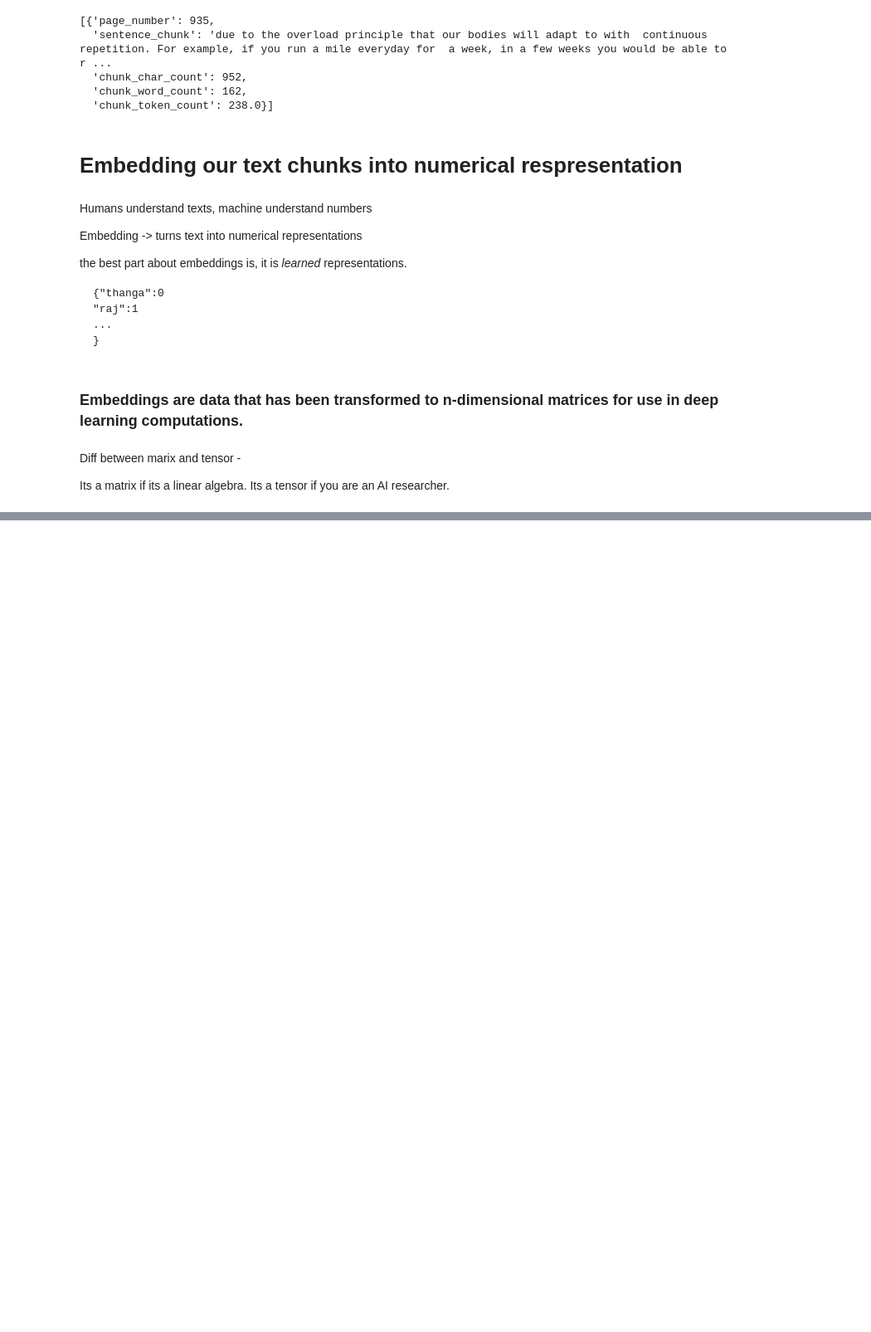
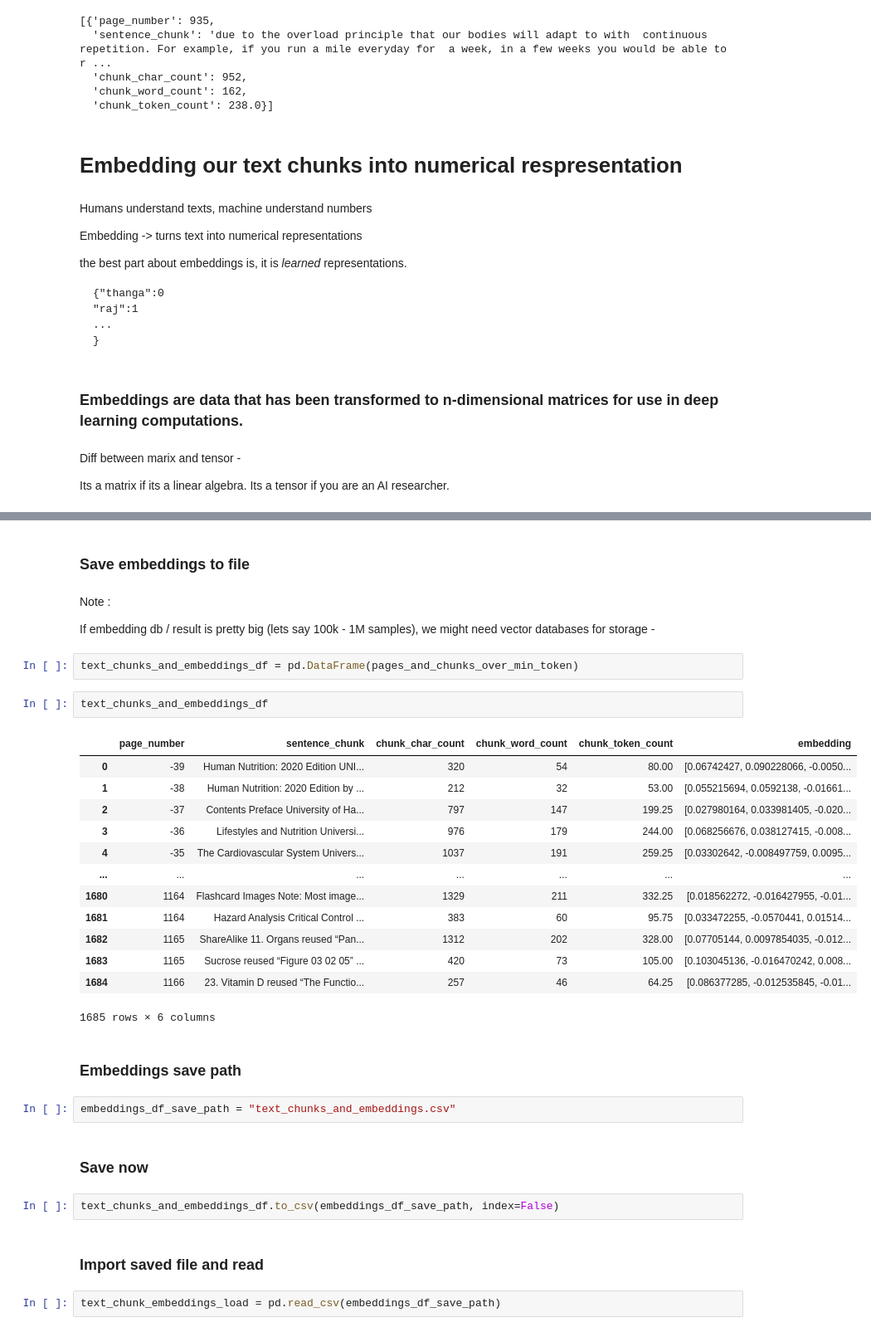
Before and after one commit to thanga-v2/local-RAG, a Jupyter notebook: local-RAG.ipynb, the cells around one changed output, grey strips where cells are left out. Shown at 83% size. Cells and saved outputs as stored; diff of their text form; blank space fills up the shorter version.

Commit message:
embeddings completed and stored in csv for future use

```diff
--- a/local-RAG.ipynb
+++ b/local-RAG.ipynb
@@ -708,0 +875,36 @@ Its a tensor if you are an AI researcher.
+# %% [markdown]
+### Save embeddings to file
+# %% [markdown]
+Note :
+
+If embedding db / result is pretty big (lets say 100k -  1M samples), we might need vector databases for storage -
+# %%
+text_chunks_and_embeddings_df = pd.DataFrame(pages_and_chunks_over_min_token)
+# %%
+text_chunks_and_embeddings_df
+# %% [output]
+|  | page_number | sentence_chunk | chunk_char_count | chunk_word_count | chunk_token_count | embedding |
+| 0 | -39 | Human Nutrition: 2020 Edition UNI... | 320 | 54 | 80.00 | [0.06742427, 0.090228066, -0.0050... |
+| 1 | -38 | Human Nutrition: 2020 Edition by ... | 212 | 32 | 53.00 | [0.055215694, 0.0592138, -0.01661... |
+| 2 | -37 | Contents Preface University of Ha... | 797 | 147 | 199.25 | [0.027980164, 0.033981405, -0.020... |
+| 3 | -36 | Lifestyles and Nutrition Universi... | 976 | 179 | 244.00 | [0.068256676, 0.038127415, -0.008... |
+| 4 | -35 | The Cardiovascular System Univers... | 1037 | 191 | 259.25 | [0.03302642, -0.008497759, 0.0095... |
+| ... | ... | ... | ... | ... | ... | ... |
+| 1680 | 1164 | Flashcard Images Note: Most image... | 1329 | 211 | 332.25 | [0.018562272, -0.016427955, -0.01... |
+| 1681 | 1164 | Hazard Analysis Critical Control ... | 383 | 60 | 95.75 | [0.033472255, -0.0570441, 0.01514... |
+| 1682 | 1165 | ShareAlike 11. Organs reused “Pan... | 1312 | 202 | 328.00 | [0.07705144, 0.0097854035, -0.012... |
+| 1683 | 1165 | Sucrose reused “Figure 03 02 05” ... | 420 | 73 | 105.00 | [0.103045136, -0.016470242, 0.008... |
+| 1684 | 1166 | 23. Vitamin D reused “The Functio... | 257 | 46 | 64.25 | [0.086377285, -0.012535845, -0.01... |
+1685 rows × 6 columns
+# %% [markdown]
+### Embeddings save path
+# %%
+embeddings_df_save_path = "text_chunks_and_embeddings.csv"
+# %% [markdown]
+### Save now
+# %%
+text_chunks_and_embeddings_df.to_csv(embeddings_df_save_path, index=False)
+# %% [markdown]
+### Import saved file and read
+# %%
+text_chunk_embeddings_load = pd.read_csv(embeddings_df_save_path)
```
Also changed, not shown: parts of 18 cells of this notebook, 1 other file.
